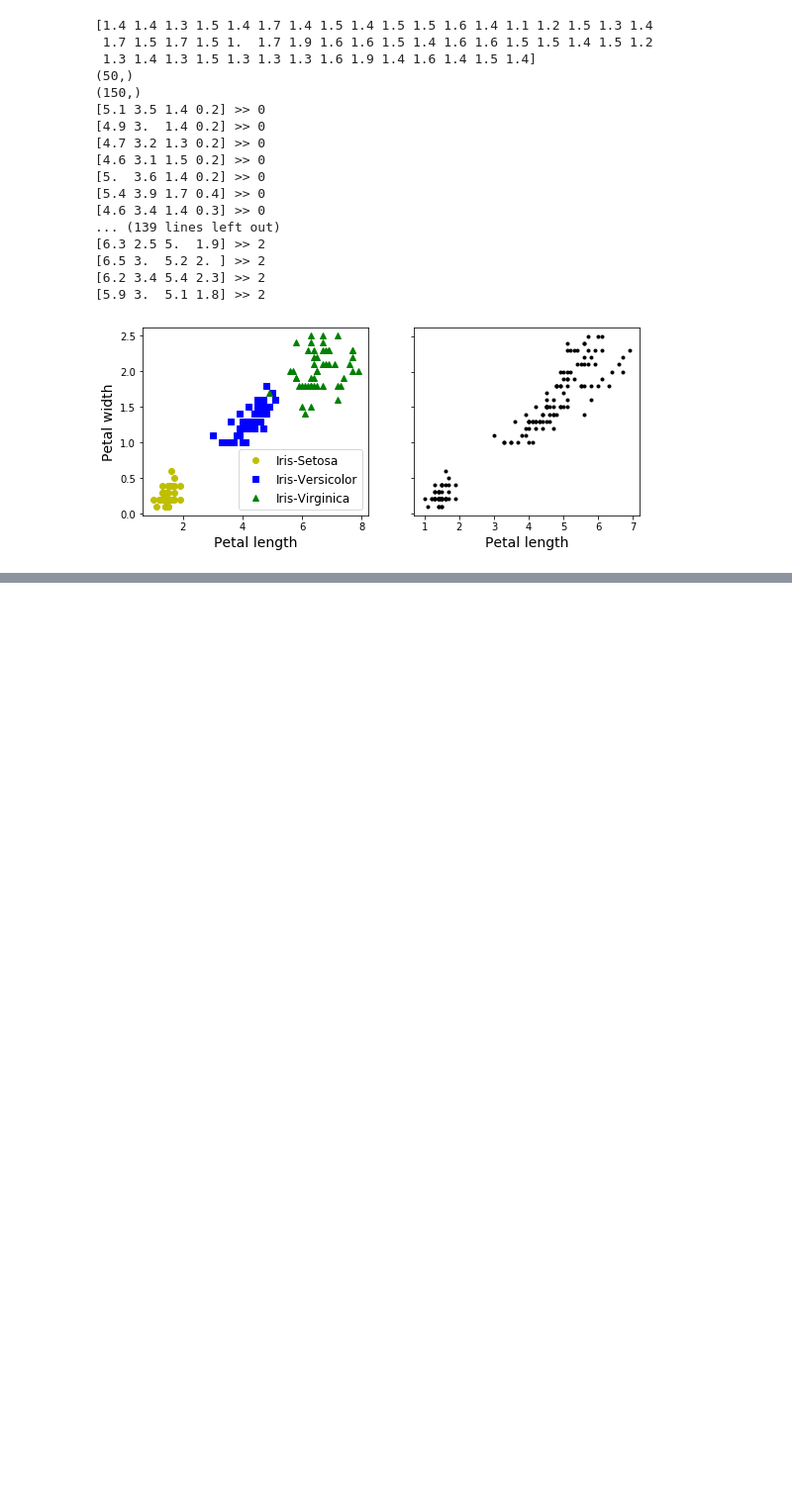
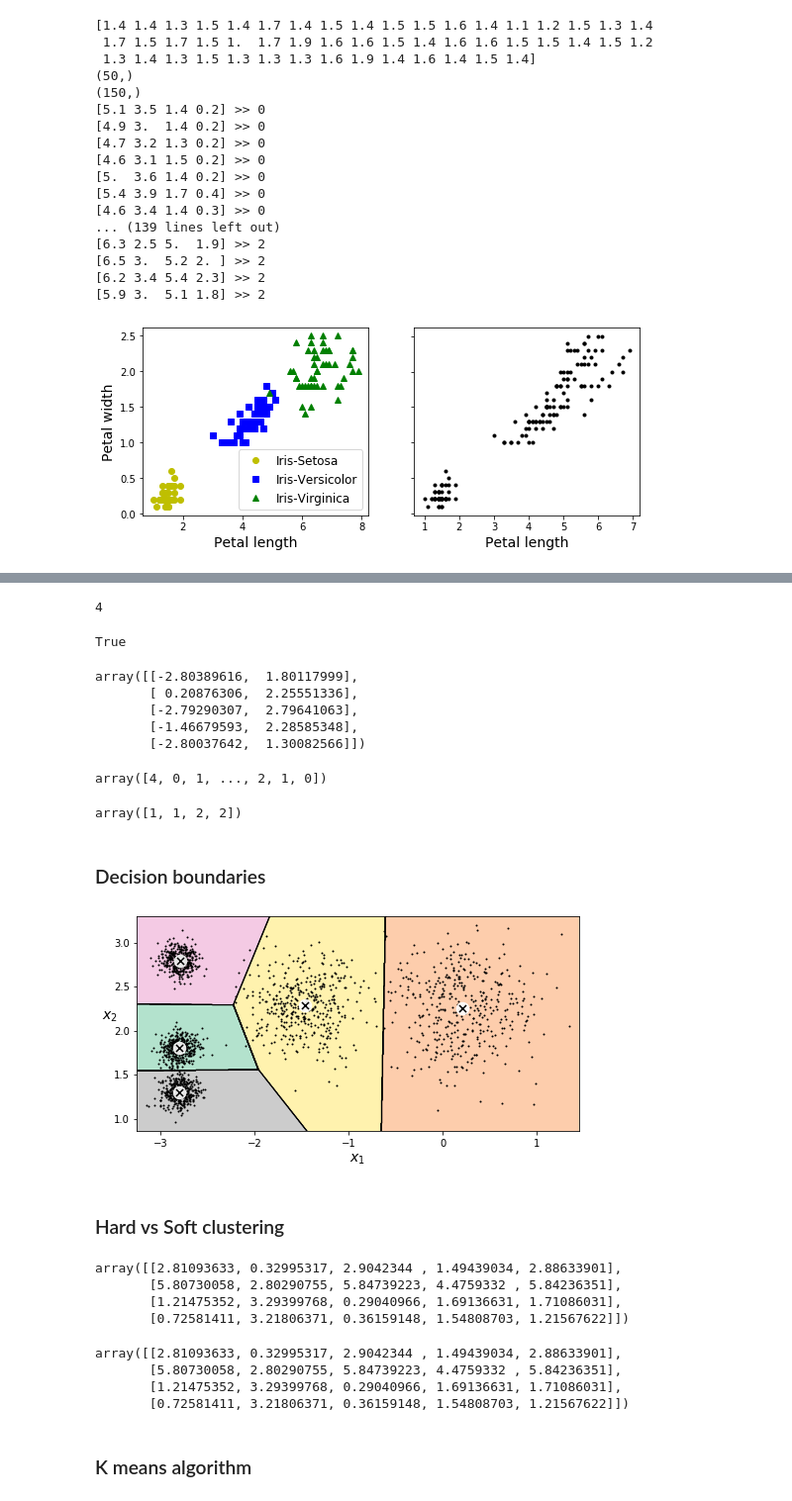
Before and after one commit to fanbyprinciple/hands_on_ml, a Jupyter notebook: chapter_8/Classification and clustering.ipynb, the cells around one changed output, grey strips where cells are left out. Shown at 99% size. Cells and saved outputs as stored; diff of their text form; code cells hidden in the pictures; blank space fills up the shorter version.

```diff
--- a/chapter_8/Classification and clustering.ipynb
+++ b/chapter_8/Classification and clustering.ipynb
@@ -65,0 +124,32 @@ y
+# %%
+k = 5
+kmeans = KMeans(n_clusters=k, random_state=42)
+y_pred = kmeans.fit_predict(X)
+# %%
+y_pred.max() # there are total of five clusters
+# %% [output]
+4
+# %%
+y_pred is kmeans.labels_
+# %% [output]
+True
+# %%
+kmeans.cluster_centers_
+# %% [output]
+array([[-2.80389616,  1.80117999],
+       [ 0.20876306,  2.25551336],
+       [-2.79290307,  2.79641063],
+       [-1.46679593,  2.28585348],
+       [-2.80037642,  1.30082566]])
+# %%
+kmeans.labels_
+# %% [output]
+array([4, 0, 1, ..., 2, 1, 0])
+# %%
+# predicting labels of new instances
+X_new = np.array([[0,2], [3,2], [-3,3], [-3,2.5]])
+kmeans.predict(X_new)
+# %% [output]
+array([1, 1, 2, 2])
+# %% [markdown]
+### Decision boundaries
@@ -65,0 +196,33 @@ y
+# %%
+plt.figure(figsize=(8,4))
+plot_decision_boundaries(kmeans, X)
+plt.show()
+
+# its called a voronoi diagram
+# %% [output]
+[figure, added]
+# %% [markdown]
+### Hard vs Soft clustering
+# %%
+# Rather than arbitarily choosing the closest cluster for each instance ,
+# which is called _hard clustering_, it might be better mwasure the distance ofeach instance to all 5 centroids
+# this is what the transform() method does
+
+kmeans.transform(X_new)
+
+# this is the euclidian distnace between each instance and each centroid
+# %% [output]
+array([[2.81093633, 0.32995317, 2.9042344 , 1.49439034, 2.88633901],
+       [5.80730058, 2.80290755, 5.84739223, 4.4759332 , 5.84236351],
+       [1.21475352, 3.29399768, 0.29040966, 1.69136631, 1.71086031],
+       [0.72581411, 3.21806371, 0.36159148, 1.54808703, 1.21567622]])
+# %%
+# explicitly calculating euclidean distance
+np.linalg.norm(np.tile(X_new, (1,k)).reshape(-1,k,2) - kmeans.cluster_centers_, axis=2)
+# %% [output]
+array([[2.81093633, 0.32995317, 2.9042344 , 1.49439034, 2.88633901],
+       [5.80730058, 2.80290755, 5.84739223, 4.4759332 , 5.84236351],
+       [1.21475352, 3.29399768, 0.29040966, 1.69136631, 1.71086031],
+       [0.72581411, 3.21806371, 0.36159148, 1.54808703, 1.21567622]])
+# %% [markdown]
+### K means algorithm
```
Also changed, not shown: parts of 48 cells of this notebook, 7 other files.
